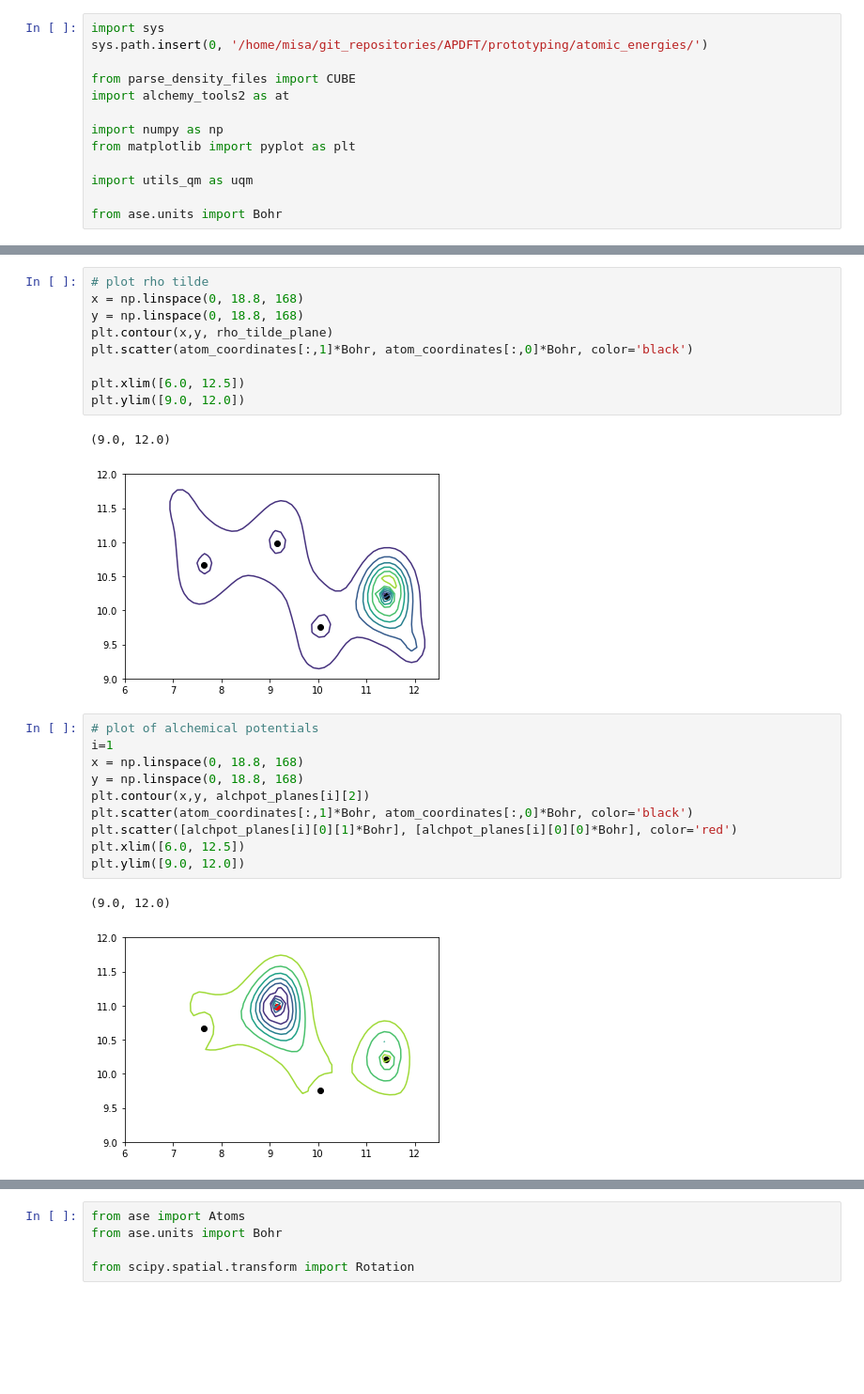
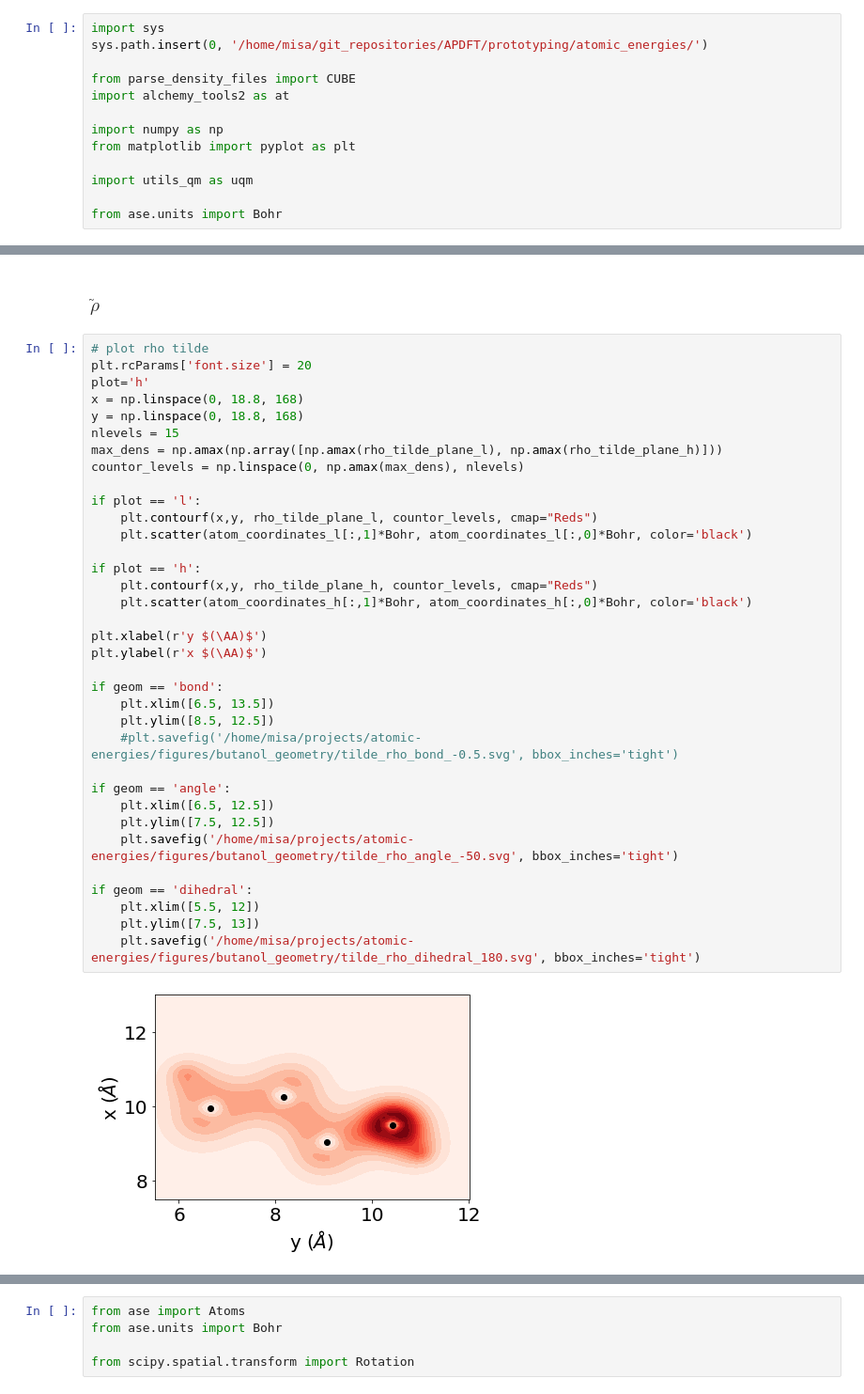
Before and after one commit to ferchault/APDFT, a Jupyter notebook: prototyping/atomic_energies/analysis/geometry/analyse_density.ipynb, the cells around one changed output, grey strips where cells are left out. Shown: that part at 94% size. Cells and saved outputs as stored; diff of their text form; blank space fills up the shorter version.

```diff
--- a/prototyping/atomic_energies/analysis/geometry/analyse_density.ipynb
+++ b/prototyping/atomic_energies/analysis/geometry/analyse_density.ipynb
@@ -93,25 +151,39 @@ plt.ylim([9.0, 12.0])
-# %%
-# plot rho tilde
-x = np.linspace(0, 18.8, 168)
-y = np.linspace(0, 18.8, 168)
-plt.contour(x,y, rho_tilde_plane)
-plt.scatter(atom_coordinates[:,1]*Bohr, atom_coordinates[:,0]*Bohr, color='black')
-
-plt.xlim([6.0, 12.5])
-plt.ylim([9.0, 12.0])
-# %% [output]
-(9.0, 12.0)
-[figure, removed]
-# %%
-# plot of alchemical potentials
-i=1
-x = np.linspace(0, 18.8, 168)
-y = np.linspace(0, 18.8, 168)
-plt.contour(x,y, alchpot_planes[i][2])
-plt.scatter(atom_coordinates[:,1]*Bohr, atom_coordinates[:,0]*Bohr, color='black')
-plt.scatter([alchpot_planes[i][0][1]*Bohr], [alchpot_planes[i][0][0]*Bohr], color='red')
-plt.xlim([6.0, 12.5])
-plt.ylim([9.0, 12.0])
-# %% [output]
-(9.0, 12.0)
-[figure, removed]
+# %% [markdown]
+### $\tilde{\rho}$
+# %%
+# plot rho tilde
+plt.rcParams['font.size'] = 20
+plot='h'
+x = np.linspace(0, 18.8, 168)
+y = np.linspace(0, 18.8, 168)
+nlevels = 15
+max_dens = np.amax(np.array([np.amax(rho_tilde_plane_l), np.amax(rho_tilde_plane_h)]))
+countor_levels = np.linspace(0, np.amax(max_dens), nlevels)
+
+if plot == 'l':
+    plt.contourf(x,y, rho_tilde_plane_l, countor_levels, cmap="Reds")
+    plt.scatter(atom_coordinates_l[:,1]*Bohr, atom_coordinates_l[:,0]*Bohr, color='black')
+
+if plot == 'h':
+    plt.contourf(x,y, rho_tilde_plane_h, countor_levels, cmap="Reds")
+    plt.scatter(atom_coordinates_h[:,1]*Bohr, atom_coordinates_h[:,0]*Bohr, color='black')
+
+plt.xlabel(r'y $(\AA)$')
+plt.ylabel(r'x $(\AA)$')
+
+if geom == 'bond':
+    plt.xlim([6.5, 13.5])
+    plt.ylim([8.5, 12.5])
+    #plt.savefig('/home/misa/projects/atomic-energies/figures/butanol_geometry/tilde_rho_bond_-0.5.svg', bbox_inches='tight')
+
+if geom == 'angle':
+    plt.xlim([6.5, 12.5])
+    plt.ylim([7.5, 12.5])
+    plt.savefig('/home/misa/projects/atomic-energies/figures/butanol_geometry/tilde_rho_angle_-50.svg', bbox_inches='tight')
+
+if geom == 'dihedral':
+    plt.xlim([5.5, 12])
+    plt.ylim([7.5, 13])
+    plt.savefig('/home/misa/projects/atomic-energies/figures/butanol_geometry/tilde_rho_dihedral_180.svg', bbox_inches='tight')
+# %% [output]
+[figure, added]
```
Also changed, not shown: parts of 7 cells of this notebook, 5 other files.
